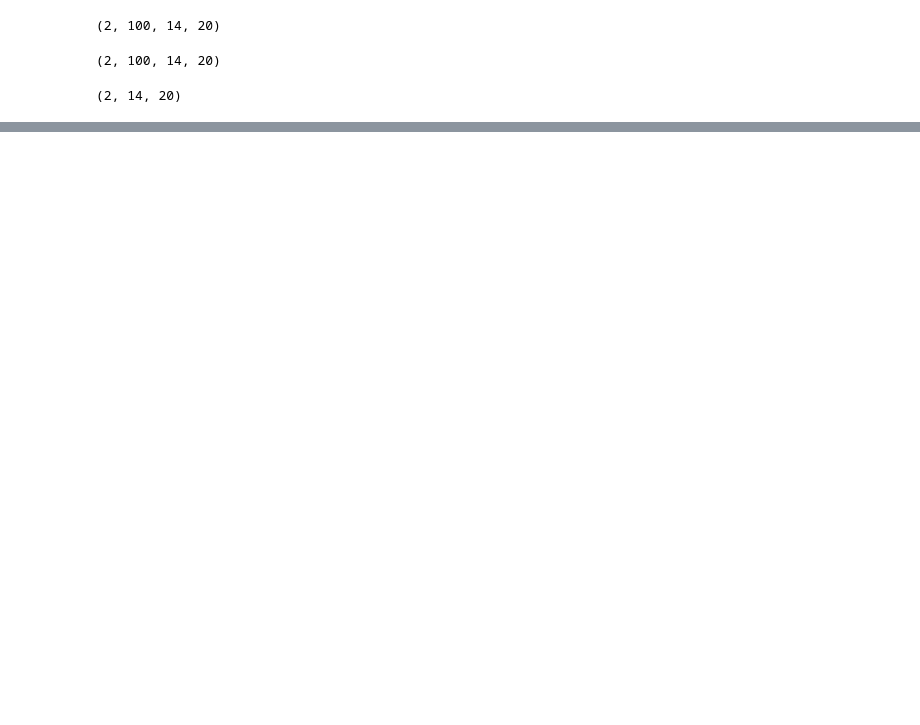
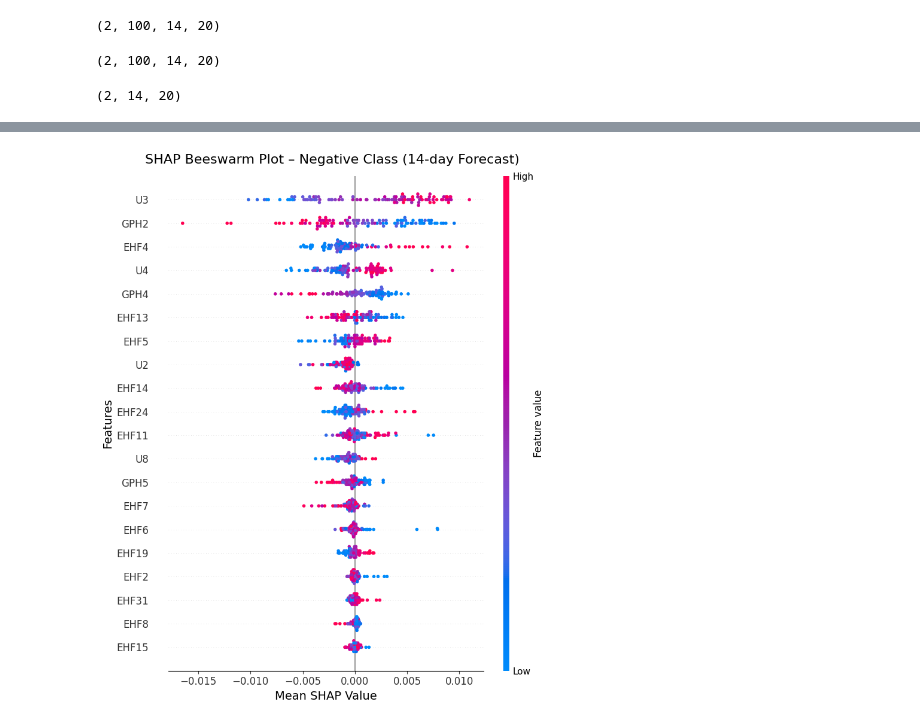
Before and after one commit to emf98/RemoteAI, a Jupyter notebook: model_training/14days_Tk2/LSTM14_Tk2.ipynb, the cells around one changed output, grey strips where cells are left out. Saved outputs shown, nothing was run; the diff lists cells and outputs as text; code cells hidden in the pictures; blank space fills up the shorter version.

```diff
--- a/model_training/14days_Tk2/LSTM14_Tk2.ipynb
+++ b/model_training/14days_Tk2/LSTM14_Tk2.ipynb
@@ -630,0 +654,15 @@ plt.savefig('practice_SHAP.png')
+# %%
+shap.summary_plot(shap_class0_agg, X_df, show=False)
+fig = plt.gcf()
+ax = plt.gca()
+
+fig.suptitle("SHAP Beeswarm Plot – Negative Class (14-day Forecast)", fontsize=16)
+ax.set_xlabel("Mean SHAP Value", fontsize=14)
+ax.set_ylabel("Features", fontsize=14)
+ax.tick_params(axis='both', labelsize=12)
+
+plt.tight_layout()
+plt.savefig("beeswarm_negtest.png")
+plt.show()
+# %% [output]
+[figure, added]
```
Also changed, not shown: parts of 13 cells of this notebook, 3 other files.
